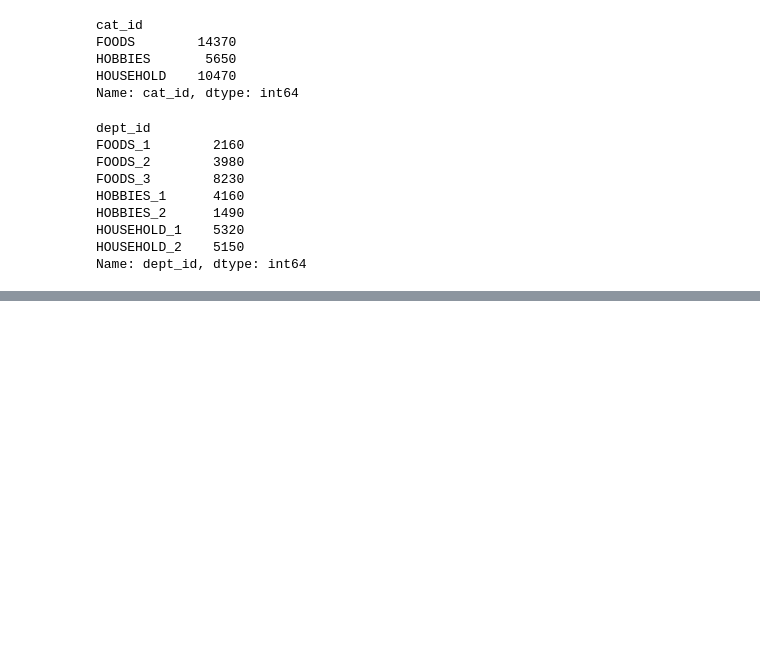
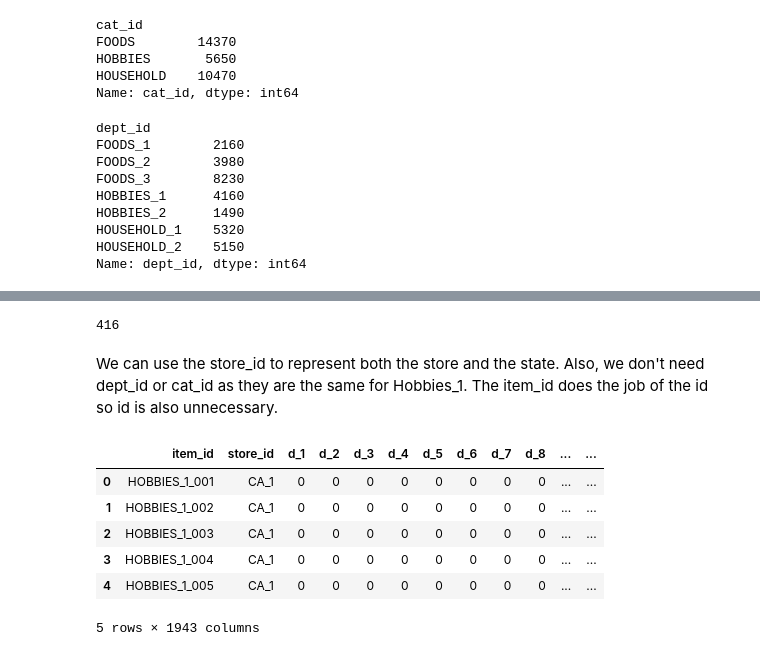
Before and after one commit to sithankanna/hts-forecast, a Jupyter notebook: notebooks/001-EK-EDA.ipynb, the cells around one changed output, grey strips where cells are left out. Drawn from its saved outputs; the diff is of its cells as text; code cells hidden in the pictures; blank space fills up the shorter version.

Commit message:
Categorize Hobbies_1 data annually

```diff
--- a/notebooks/001-EK-EDA.ipynb
+++ b/notebooks/001-EK-EDA.ipynb
@@ -69,0 +89,3 @@ Name: dept_id, dtype: int64
+# %%
+df2 = df1[df1.dept_id=='HOBBIES_1']
+df2.shape
@@ -69,0 +104,17 @@ Name: dept_id, dtype: int64
+# %%
+len(df2.item_id.unique())
+# %% [output]
+416
+# %% [markdown]
+We can use the store_id to represent both the store and the state. Also, we don't need dept_id or cat_id as they are the same for Hobbies_1. The item_id does the job of the id so id is also unnecessary.
+# %%
+df3 = df2.drop(['id','dept_id','cat_id','state_id'], axis='columns')
+df3.head()
+# %% [output]
+|  | item_id | store_id | d_1 | d_2 | d_3 | d_4 | d_5 | d_6 | d_7 | d_8 | ... | ... |
+| 0 | HOBBIES_1_001 | CA_1 | 0 | 0 | 0 | 0 | 0 | 0 | 0 | 0 | ... | ... |
+| 1 | HOBBIES_1_002 | CA_1 | 0 | 0 | 0 | 0 | 0 | 0 | 0 | 0 | ... | ... |
+| 2 | HOBBIES_1_003 | CA_1 | 0 | 0 | 0 | 0 | 0 | 0 | 0 | 0 | ... | ... |
+| 3 | HOBBIES_1_004 | CA_1 | 0 | 0 | 0 | 0 | 0 | 0 | 0 | 0 | ... | ... |
+| 4 | HOBBIES_1_005 | CA_1 | 0 | 0 | 0 | 0 | 0 | 0 | 0 | 0 | ... | ... |
+5 rows × 1943 columns
```
Also changed, not shown: parts of 20 cells of this notebook.
